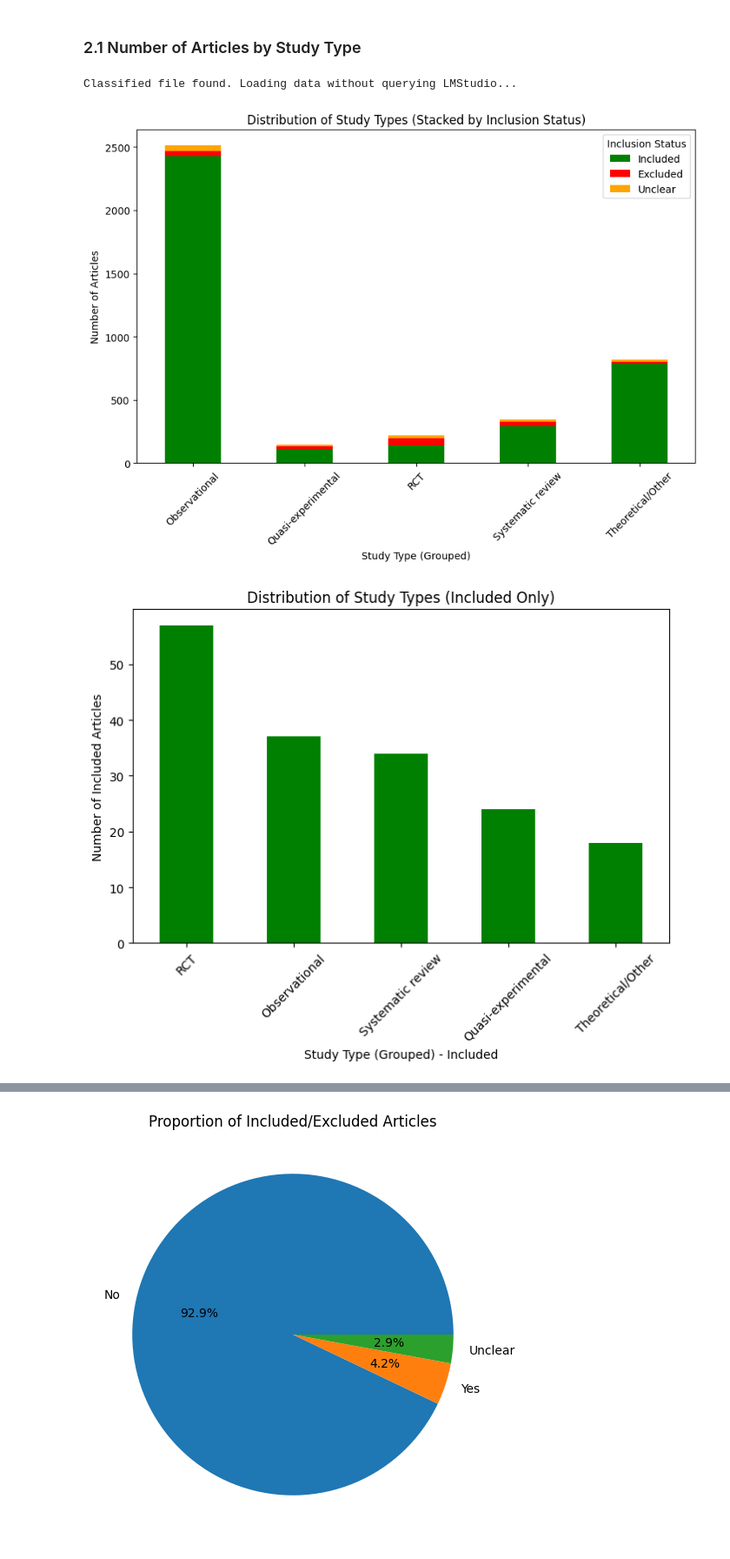
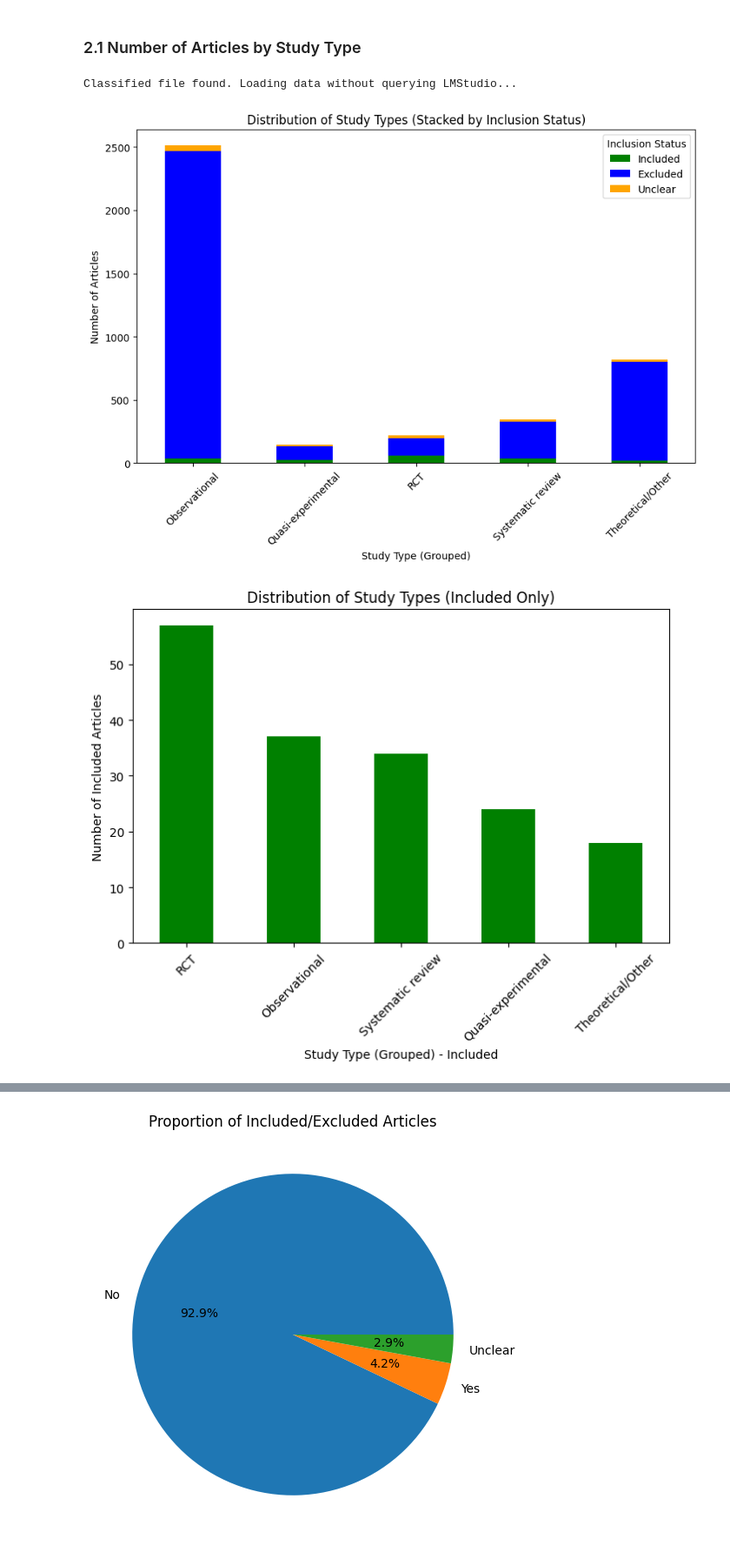
Before and after one commit to david-gallardo/SMART-Review, a Jupyter notebook: notebooks/analysis.ipynb, the cells around one changed output, grey strips where cells are left out. Shown at 87% size. Saved outputs shown, nothing was run; the diff lists cells and outputs as text; code cells hidden in the pictures.

```diff
--- a/notebooks/analysis.ipynb
+++ b/notebooks/analysis.ipynb
@@ -33,6 +33,8 @@ import json
 import os
 import pandas as pd
 import matplotlib.pyplot as plt
+import seaborn as sns
+import numpy as np
 
 # Paths dels fitxers
 data_path = "../data/"
@@ -95,41 +97,43 @@ else:
     df["Grouped_Study_Design"] = df["Article Title"].apply(lambda x: consult_model("mistral-small-24b-instruct-2501", x))
 
     # Guardar el nou dataset amb la classificació
     df.to_excel(classified_file, index=False)
 
-# Mapejar valors correctes per a la llegenda
-global_inclusion_mapping = {"Yes": "Included", "No": "Excluded", "Unclear": "Unclear"}
-df["GlobalInclusion"] = df["GlobalInclusion"].map(global_inclusion_mapping)
+# Normalitzar valors de GlobalInclusion per assegurar consistència
+df["GlobalInclusion"] = df["GlobalInclusion"].astype(str).str.strip()
 
-# Comptar les noves categories amb diferenciació per GlobalInclusion
-category_counts = df.groupby(["Grouped_Study_Design", "GlobalInclusion"]).size().unstack(fill_value=0)
+# Comptar les categories per a cada estat d'inclusió
+df_pivot = df.pivot_table(index="Grouped_Study_Design", columns="GlobalInclusion", aggfunc="size", fill_value=0)
 
-# Generar gràfic de barres apilades per Inclosos, Exclosos i Unclear
-category_counts.plot(kind="bar", stacked=True, figsize=(10,6), color=["green", "red", "orange"])
+# Ordenar les columnes perquè l'acumulació sigui coherent
+df_pivot = df_pivot.reindex(columns=["Yes", "No", "Unclear"], fill_value=0)
+
+# Generar gràfic de barres apilades
+ax = df_pivot.plot(kind="bar", stacked=True, figsize=(10,6), color=["green", "blue", "orange"])
 plt.xlabel("Study Type (Grouped)")
 plt.ylabel("Number of Articles")
 plt.title("Distribution of Study Types (Stacked by Inclusion Status)")
 plt.xticks(rotation=45)
 plt.legend(title="Inclusion Status", labels=["Included", "Excluded", "Unclear"])
 plt.show()
 
 # Filtrar només els estudis inclosos
-included_df = df[df["GlobalInclusion"] == "Included"]
+included_df = df[df["GlobalInclusion"] == "Yes"]
 
 # Comprovar si hi ha estudis inclosos abans de generar el gràfic
 if not included_df.empty:
     included_grouped_counts = included_df["Grouped_Study_Design"].value_counts()
     plt.figure(figsize=(8,5))
     included_grouped_counts.plot(kind="bar", color="green")
     plt.xlabel("Study Type (Grouped) - Included")
     plt.ylabel("Number of Included Articles")
     plt.title("Distribution of Study Types (Included Only)")
     plt.xticks(rotation=45)
     plt.show()
 else:
     print("No included studies found. Skipping the included-only plot.")
 # %% [output]
 Classified file found. Loading data without querying LMStudio...
-[figure, old version]
+[figure, new version]
 [figure]
 # %% [markdown]
```
Also changed, not shown: parts of 8 cells of this notebook, 2 other files.
